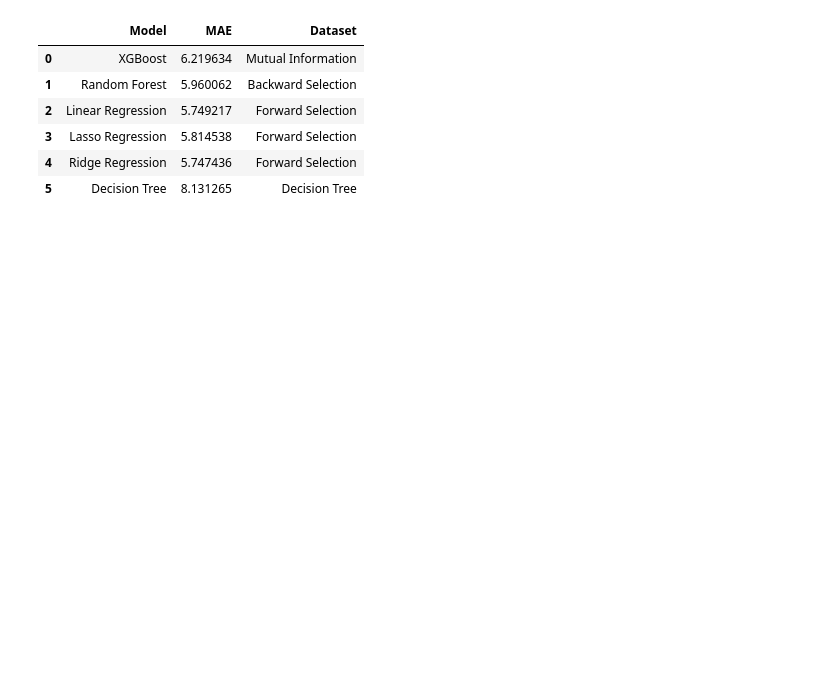
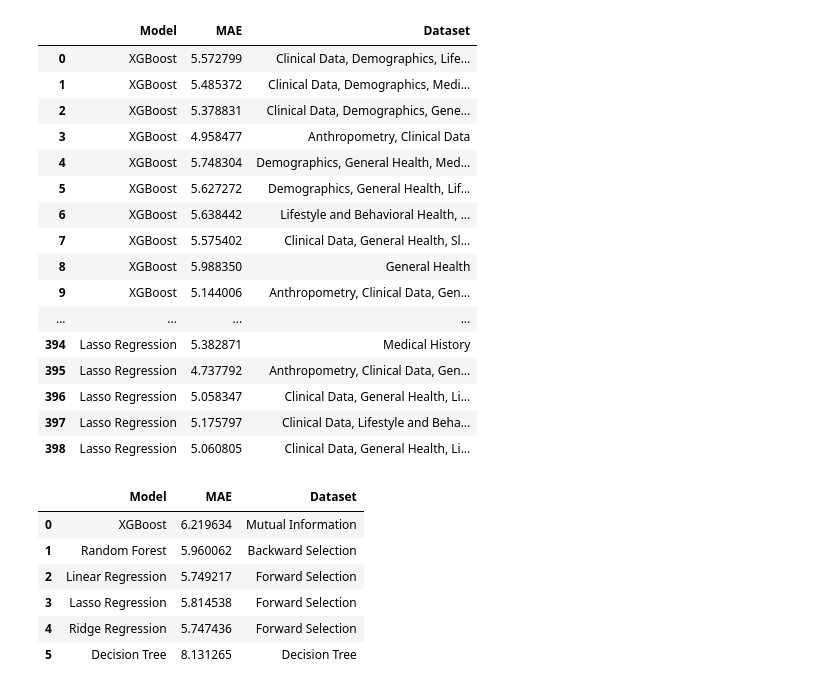
Before and after one commit to RiceD2KLab/BCM_CSA_F23, a Jupyter notebook: src/notebooks/4.3-cheap-features-modes-visualization.ipynb, the cells around one changed output. Drawn from its saved outputs; the diff is of its cells as text; code cells hidden in the pictures; blank space fills up the shorter version.

Commit message:
table visualization update

```diff
--- a/src/notebooks/4.3-cheap-features-modes-visualization.ipynb
+++ b/src/notebooks/4.3-cheap-features-modes-visualization.ipynb
@@ -38,6 +38,8 @@ datasets = os.listdir('../../data/processed/cheap_features/')
 target = 'ahi_c0h4'
 # %%
 best_models_cheap_features = find_best_data_each_model(folder_loc, datasets, target)
+# %%
+all_models_cheap_features = find_all_mae_each_model(folder_loc, datasets, target)
 # %%
 folder_loc = '../../data/interim/feature_selection/'
 datasets = os.listdir(folder_loc)
@@ -62,3 +72,26 @@ cheap_features_table
+# %%
+cheap_features_table_all = model_mae_dataset_table_all(
+    all_models_cheap_features, "cheap_feature"
+)
+cheap_features_table_all
+# %% [output]
+|  | Model | MAE | Dataset |
+| 0 | XGBoost | 5.572799 | Clinical Data, Demographics, Life... |
+| 1 | XGBoost | 5.485372 | Clinical Data, Demographics, Medi... |
+| 2 | XGBoost | 5.378831 | Clinical Data, Demographics, Gene... |
+| 3 | XGBoost | 4.958477 | Anthropometry, Clinical Data |
+| 4 | XGBoost | 5.748304 | Demographics, General Health, Med... |
+| 5 | XGBoost | 5.627272 | Demographics, General Health, Lif... |
+| 6 | XGBoost | 5.638442 | Lifestyle and Behavioral Health, ... |
+| 7 | XGBoost | 5.575402 | Clinical Data, General Health, Sl... |
+| 8 | XGBoost | 5.988350 | General Health |
+| 9 | XGBoost | 5.144006 | Anthropometry, Clinical Data, Gen... |
+| ... | ... | ... | ... |
+| 394 | Lasso Regression | 5.382871 | Medical History |
+| 395 | Lasso Regression | 4.737792 | Anthropometry, Clinical Data, Gen... |
+| 396 | Lasso Regression | 5.058347 | Clinical Data, General Health, Li... |
+| 397 | Lasso Regression | 5.175797 | Clinical Data, Lifestyle and Beha... |
+| 398 | Lasso Regression | 5.060805 | Clinical Data, General Health, Li... |
 # %%
 feature_selection_table = model_mae_dataset_table(
     best_models_feature_selection, "feature_selection"
```
Also changed, not shown: parts of 6 cells of this notebook, 5 other files.
